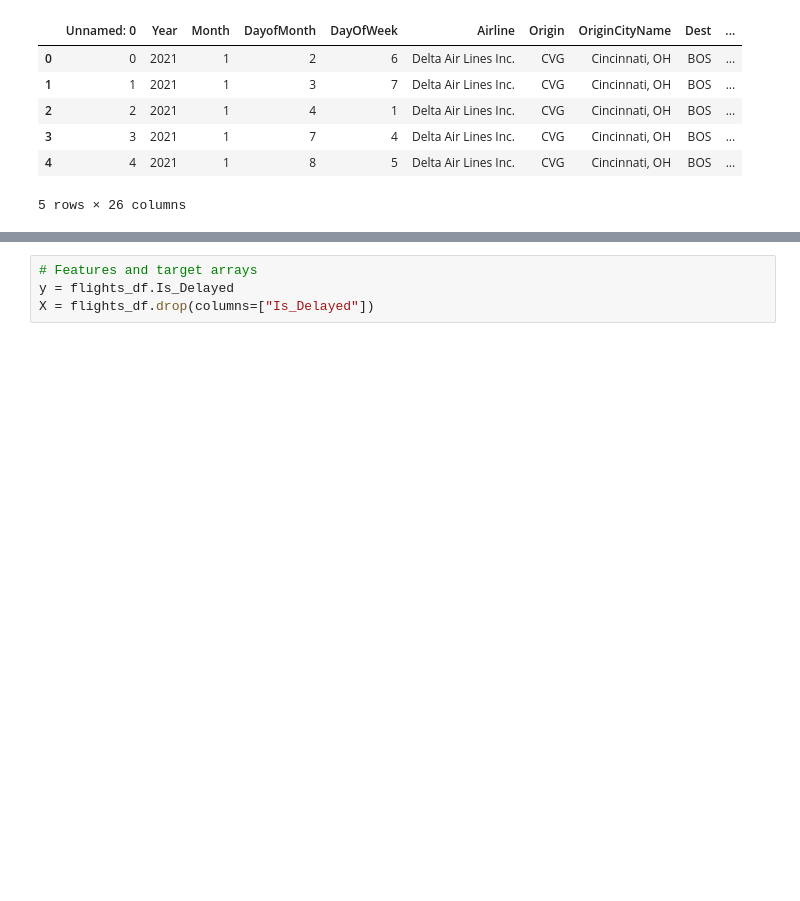
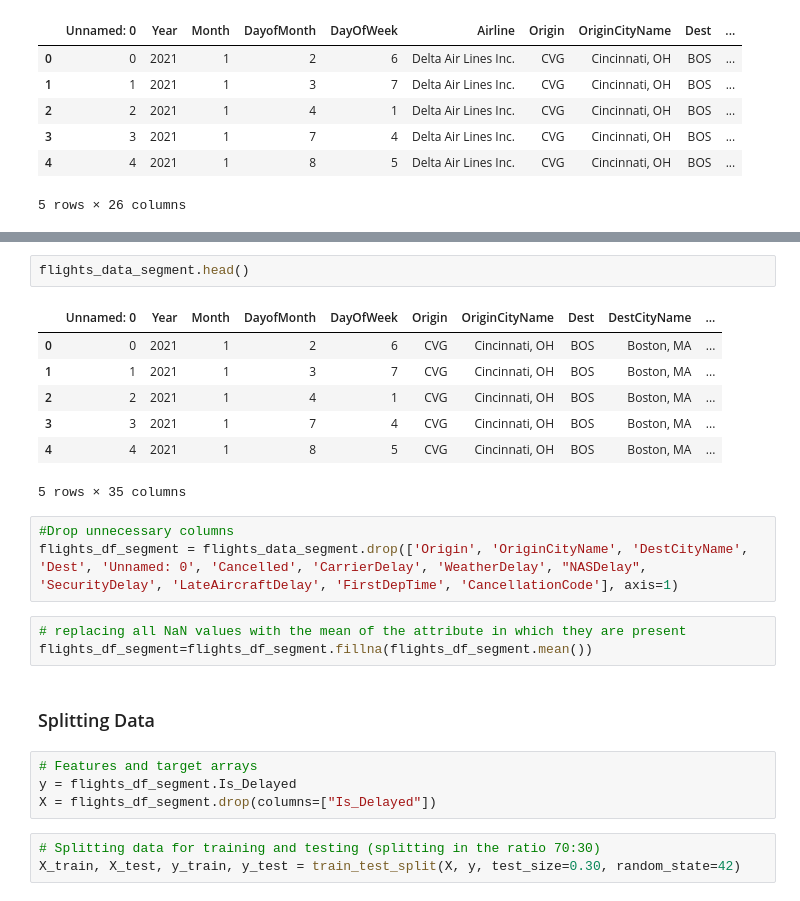
Before and after one commit to montsecruz9/Final_Project, a Jupyter notebook: MachineLearning_flights.ipynb, the cells around one changed output, grey strips where cells are left out. Drawn from its saved outputs; the diff is of its cells as text; blank space fills up the shorter version.

```diff
--- a/MachineLearning_flights.ipynb
+++ b/MachineLearning_flights.ipynb
@@ -97,4 +53,25 @@ encode_df.head()
+# %%
+flights_data_segment.head()
+# %% [output]
+|  | Unnamed: 0 | Year | Month | DayofMonth | DayOfWeek | Origin | OriginCityName | Dest | DestCityName | ... |
+| 0 | 0 | 2021 | 1 | 2 | 6 | CVG | Cincinnati, OH | BOS | Boston, MA | ... |
+| 1 | 1 | 2021 | 1 | 3 | 7 | CVG | Cincinnati, OH | BOS | Boston, MA | ... |
+| 2 | 2 | 2021 | 1 | 4 | 1 | CVG | Cincinnati, OH | BOS | Boston, MA | ... |
+| 3 | 3 | 2021 | 1 | 7 | 4 | CVG | Cincinnati, OH | BOS | Boston, MA | ... |
+| 4 | 4 | 2021 | 1 | 8 | 5 | CVG | Cincinnati, OH | BOS | Boston, MA | ... |
+5 rows × 35 columns
+# %%
+#Drop unnecessary columns
+flights_df_segment = flights_data_segment.drop(['Origin', 'OriginCityName', 'DestCityName', 'Dest', 'Unnamed: 0', 'Cancelled', 'CarrierDelay', 'WeatherDelay', "NASDelay", 'SecurityDelay', 'LateAircraftDelay', 'FirstDepTime', 'CancellationCode'], axis=1)
+# %%
+# replacing all NaN values with the mean of the attribute in which they are present
+flights_df_segment=flights_df_segment.fillna(flights_df_segment.mean())
+# %% [markdown]
+### Splitting Data
 # %%
 # Features and target arrays
-y = flights_df.Is_Delayed
-X = flights_df.drop(columns=["Is_Delayed"])
+y = flights_df_segment.Is_Delayed
+X = flights_df_segment.drop(columns=["Is_Delayed"])
+# %%
+# Splitting data for training and testing (splitting in the ratio 70:30)
+X_train, X_test, y_train, y_test = train_test_split(X, y, test_size=0.30, random_state=42)
```
Also changed, not shown: parts of 15 cells of this notebook.
